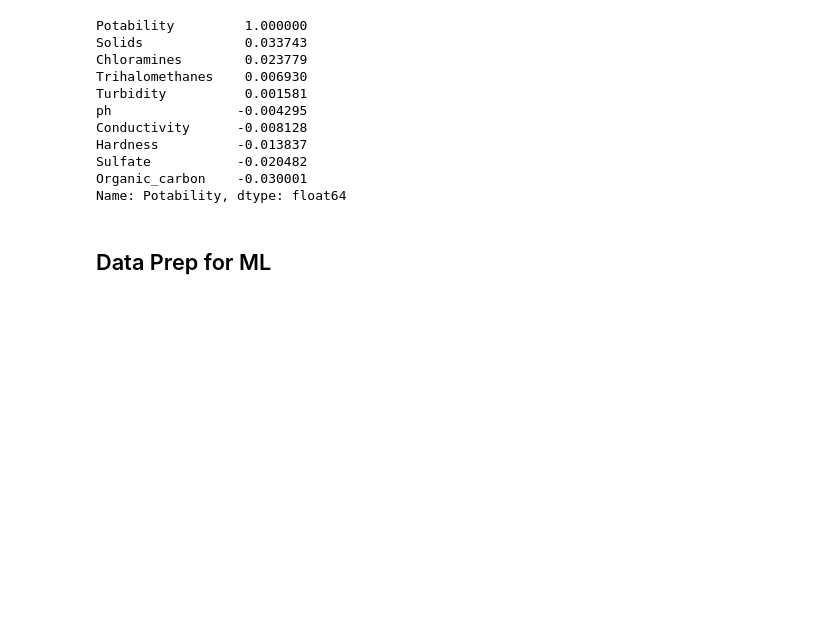
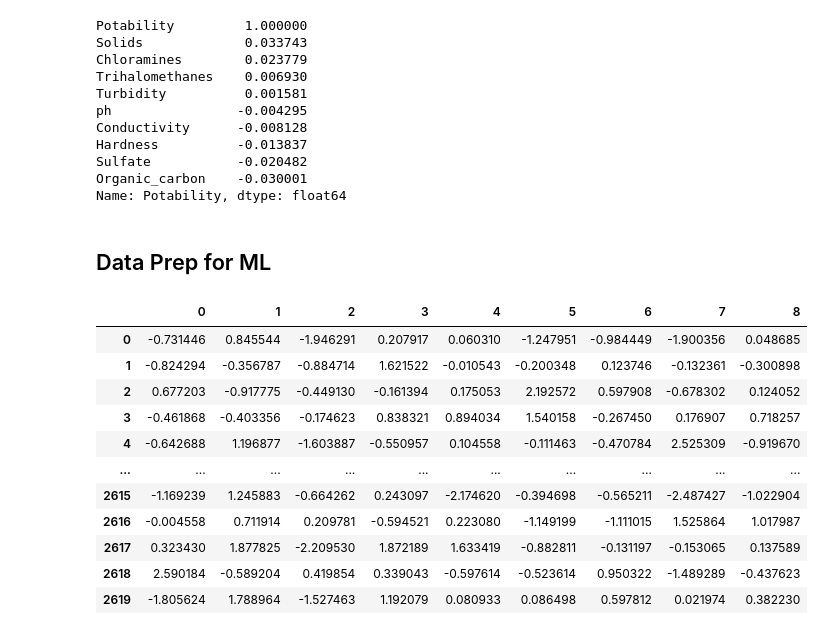
Before and after one commit to lloydhamilton/tensorflow_oreily, a Jupyter notebook: water_quality.ipynb, the cells around one changed output. Cells and saved outputs as stored; diff of their text form; code cells hidden in the pictures; blank space fills up the shorter version.

```diff
--- a/water_quality.ipynb
+++ b/water_quality.ipynb
@@ -201,17 +196,35 @@ water_quality_labels = strat_train_set["Potability"].copy
 # %%
 # need to scale data. Create pipeline first
 
 from sklearn.pipeline import Pipeline
-from sklearn.preprocessing import StandarScaler
+from sklearn.preprocessing import StandardScaler
 from fancyimpute import IterativeImputer as MICE
 
+# predictors
+water_quality_prep = strat_train_set.drop("Potability", axis = 1)
+# explanatory
+water_quality_labels = strat_train_set["Potability"].values
+
+# Create pipeline
 pipeline = Pipeline([
     ("iterative_imputer", MICE()),
     ("std_scaler", StandardScaler())
 ])
 
-water_quality_no_labels = water_quality.drop("Potability",
-                                             axis = 1)
-
-water_quality_tr = pipeline.fit_transform(water_quality_no_labels)
+# Fit and transform data through pipeline
+water_quality_tr = pipeline.fit_transform(water_quality_prep)
+water_quality_tr = pd.DataFrame(water_quality_tr)
+water_quality_tr
 # %% [output]
+|  | 0 | 1 | 2 | 3 | 4 | 5 | 6 | 7 | 8 |
+| 0 | -0.731446 | 0.845544 | -1.946291 | 0.207917 | 0.060310 | -1.247951 | -0.984449 | -1.900356 | 0.048685 |
+| 1 | -0.824294 | -0.356787 | -0.884714 | 1.621522 | -0.010543 | -0.200348 | 0.123746 | -0.132361 | -0.300898 |
+| 2 | 0.677203 | -0.917775 | -0.449130 | -0.161394 | 0.175053 | 2.192572 | 0.597908 | -0.678302 | 0.124052 |
+| 3 | -0.461868 | -0.403356 | -0.174623 | 0.838321 | 0.894034 | 1.540158 | -0.267450 | 0.176907 | 0.718257 |
+| 4 | -0.642688 | 1.196877 | -1.603887 | -0.550957 | 0.104558 | -0.111463 | -0.470784 | 2.525309 | -0.919670 |
+| ... | ... | ... | ... | ... | ... | ... | ... | ... | ... |
+| 2615 | -1.169239 | 1.245883 | -0.664262 | 0.243097 | -2.174620 | -0.394698 | -0.565211 | -2.487427 | -1.022904 |
+| 2616 | -0.004558 | 0.711914 | 0.209781 | -0.594521 | 0.223080 | -1.149199 | -1.111015 | 1.525864 | 1.017987 |
+| 2617 | 0.323430 | 1.877825 | -2.209530 | 1.872189 | 1.633419 | -0.882811 | -0.131197 | -0.153065 | 0.137589 |
+| 2618 | 2.590184 | -0.589204 | 0.419854 | 0.339043 | -0.597614 | -0.523614 | 0.950322 | -1.489289 | -0.437623 |
+| 2619 | -1.805624 | 1.788964 | -1.527463 | 1.192079 | 0.080933 | 0.086498 | 0.597812 | 0.021974 | 0.382230 |
```
Also changed, not shown: parts of 15 cells of this notebook.
